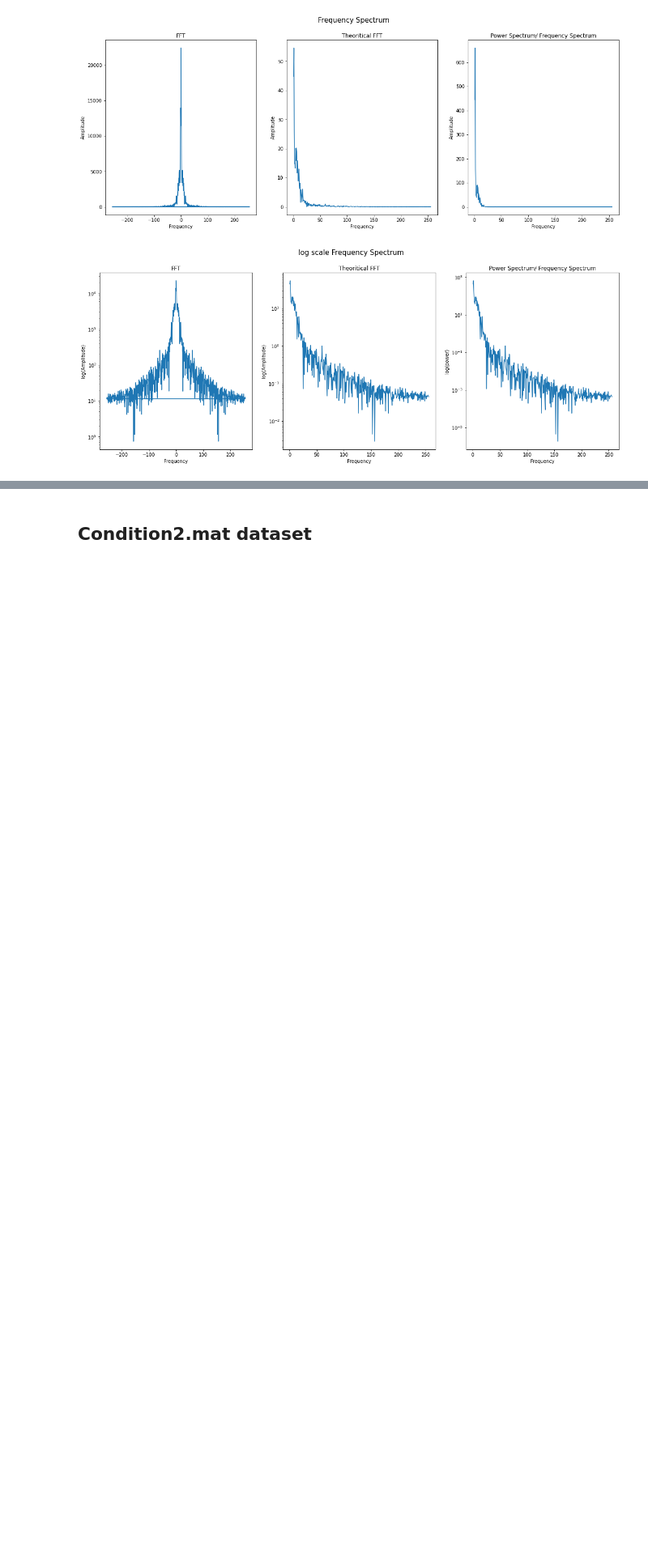
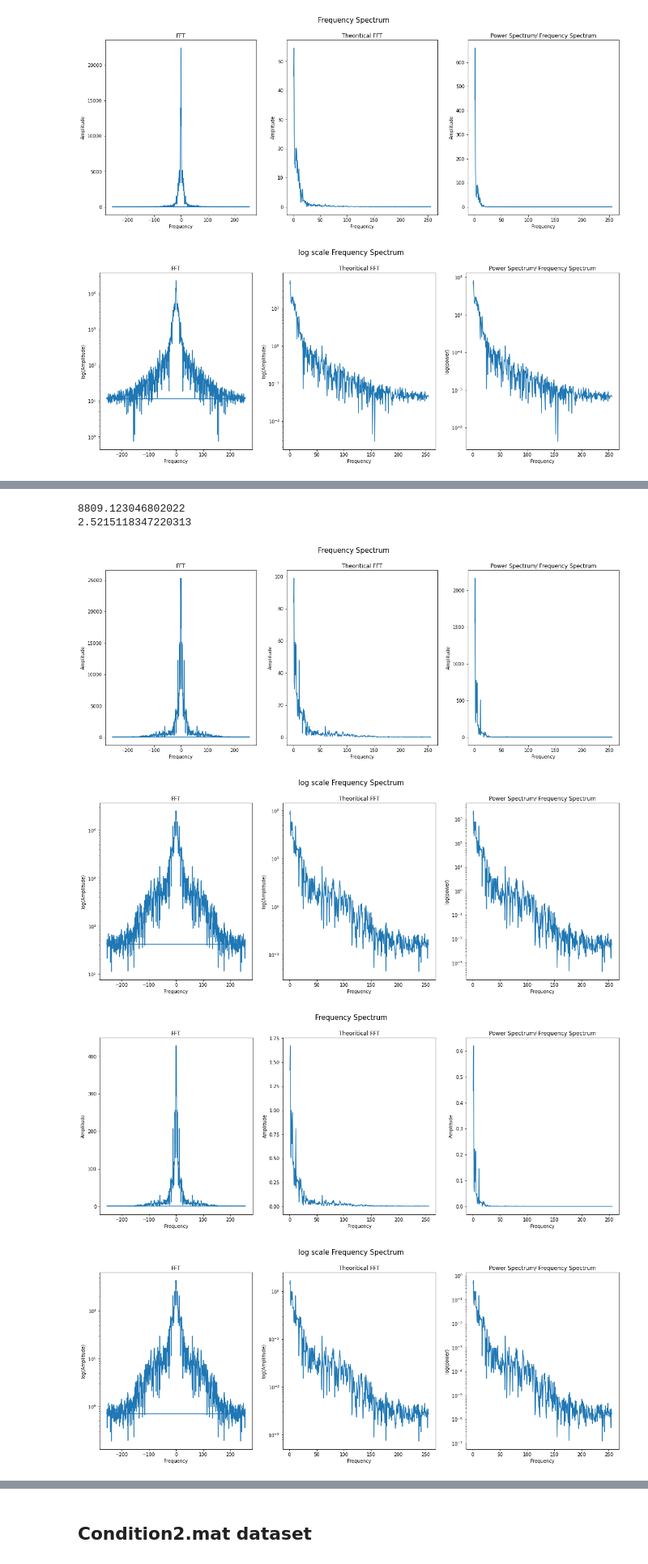
Before and after one commit to samar2605/BCI-Lab, a Jupyter notebook: Time Frerquency Response/TFR.ipynb, the cells around one changed output, grey strips where cells are left out. Shown at 81% size. Saved outputs shown, nothing was run; the diff lists cells and outputs as text; code cells hidden in the pictures; blank space fills up the shorter version.

Commit message:
baseline added

```diff
--- a/Time Frerquency Response/TFR.ipynb
+++ b/Time Frerquency Response/TFR.ipynb
@@ -126,0 +160,12 @@ def plot_multitaper(time,freqs,power):
+# %%
+def baseline_correction_relative_change(separate_signals,interval):
+    baseline = []
+    separate_signals_normalized = np.copy(separate_signals)
+    for e in range(len(separate_signals)):
+        avg_epoch = np.mean(separate_signals[0][0:interval])
+        baseline.append(avg_epoch)
+    baseline = np.asarray(baseline)
+    for e in range(len(separate_signals)):
+        for i in range(len(separate_signals[0])):
+            separate_signals_normalized[e][i] = (separate_signals[e][i] - baseline[e])/baseline[e]
+    return separate_signals_normalized
@@ -179,0 +227,26 @@ plot_multitaper(times, freqs, power)
+# %%
+interval = [0,128]
+separate_signals_normalized_absolute = baseline_correction_absolute(separate_signals,interval)
+#plot_trails(separate_signals_normalized_absolute,time)
+avg_epoch = avg_trial(separate_signals_normalized_absolute)
+plt.figure(figsize=(15,10))
+plt.plot(time, avg_epoch)
+plt.title("Average Wave")
+plt.xlabel("Time")
+plt.ylabel("Amplitude")
+plt.show()
+
+separate_signals_normalized_rc = baseline_correction_relative_change(separate_signals,interval)
+#plot_trails(separate_signals_normalized_rc,time)
+avg_epoch_rc = avg_trial(separate_signals_normalized_rc)
+plt.figure(figsize=(15,10))
+plt.plot(time, avg_epoch_rc)
+plt.title("Average Wave")
+plt.xlabel("Time")
+plt.ylabel("Amplitude")
+plt.show()
+
+plt.plot(time, separate_signals_normalized_absolute[0])
+plt.show()
+plt.plot(time, separate_signals_normalized_rc[0])
+plt.show()
@@ -179,0 +255,14 @@ plot_multitaper(times, freqs, power)
+# %%
+freqs,fft_vals,pos,fft_theo,ps = compute_spectra(separate_signals_normalized_absolute[0],fs,time)
+plot_spectra(freqs,fft_vals,pos,fft_theo,ps)
+logscale_spectrum_plot(freqs,fft_vals,pos,fft_theo,ps)
+freqs,fft_vals,pos,fft_theo,ps = compute_spectra(separate_signals_normalized_rc[0],fs,time)
+plot_spectra(freqs,fft_vals,pos,fft_theo,ps)
+logscale_spectrum_plot(freqs,fft_vals,pos,fft_theo,ps)
+# %% [output]
+8809.123046802022
+2.5215118347220313
+[figure, added]
+[figure, added]
+[figure, added]
+[figure, added]
```
Also changed, not shown: parts of 22 cells of this notebook.
